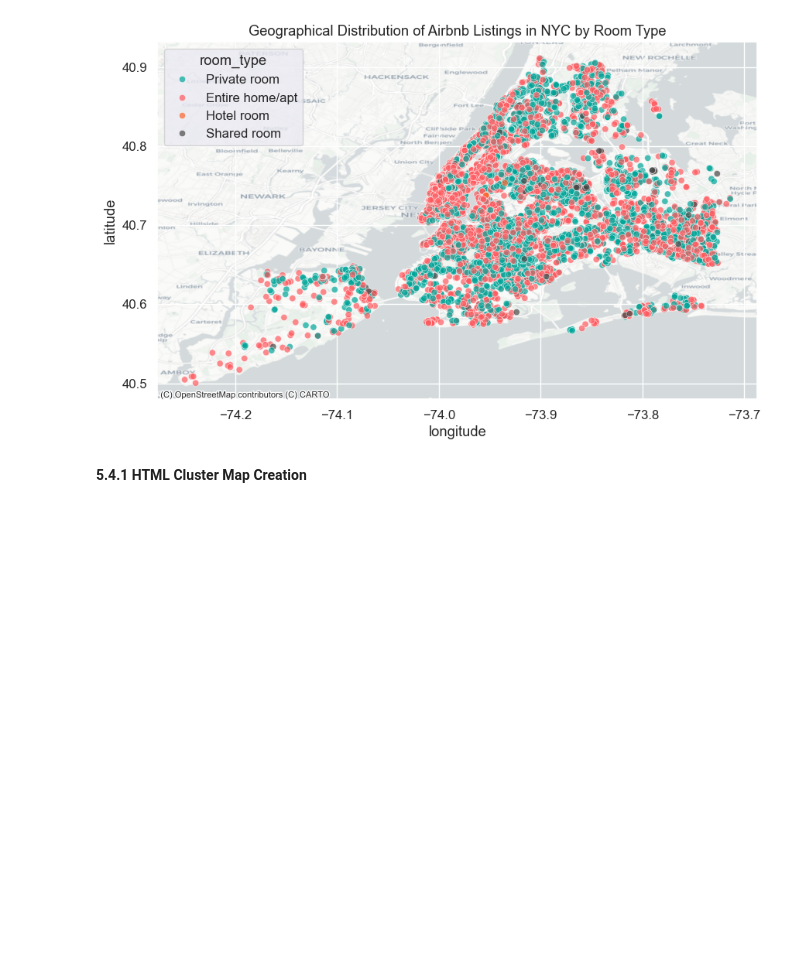
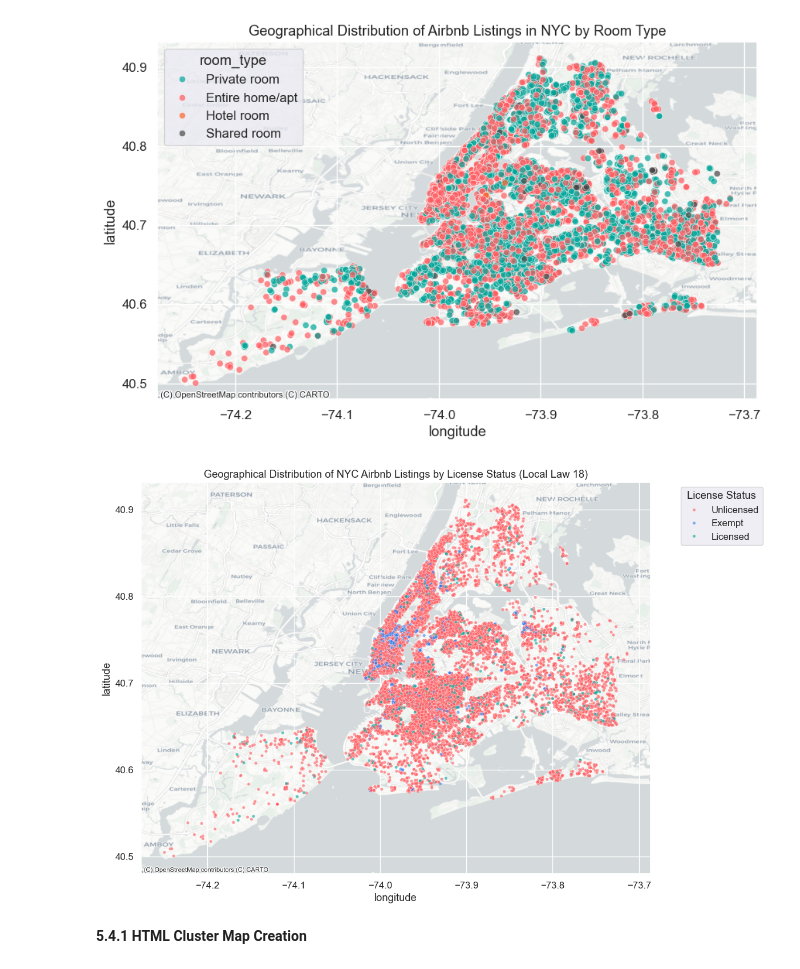
Before and after one commit to JoaoFelicissimo03/AirbnbNY2024_EDA, a Jupyter notebook: airbnb_NY2024.ipynb, the cells around one changed output. Saved outputs shown, nothing was run; the diff lists cells and outputs as text; code cells hidden in the pictures; blank space fills up the shorter version.

```diff
--- a/airbnb_NY2024.ipynb
+++ b/airbnb_NY2024.ipynb
@@ -364,7 +465,14 @@ Staten Island     291
 Name: count, dtype: int64
 # %%
 plt.figure(figsize=(10, 6))
-ax = sns.scatterplot(x='longitude', y='latitude', data=df, hue='neighbourhood_group', alpha=0.7, palette=nyc_palette)
+ax = sns.scatterplot(
+    x="longitude",
+    y="latitude",
+    data=df,
+    hue="neighbourhood_group",
+    alpha=0.7,
+    palette=nyc_palette,
+)
 
 ctx.add_basemap(ax, crs="EPSG:4326", source=ctx.providers.CartoDB.Positron)
 
@@ -374,7 +482,14 @@ plt.show()
 [figure]
 # %%
 plt.figure(figsize=(10, 6))
-ax = sns.scatterplot(x='longitude', y='latitude', data=df, hue='room_type', alpha=0.7, palette=room_palette)
+ax = sns.scatterplot(
+    x="longitude",
+    y="latitude",
+    data=df,
+    hue="room_type",
+    alpha=0.7,
+    palette=room_palette,
+)
 
 ctx.add_basemap(ax, crs="EPSG:4326", source=ctx.providers.CartoDB.Positron)
 
@@ -382,6 +497,30 @@ plt.title("Geographical Distribution of Airbnb Listings in NYC by Room Type")
 plt.show()
 # %% [output]
 [figure]
+# %%
+plt.figure(figsize=(12, 8))
+
+ax = sns.scatterplot(
+    x="longitude",
+    y="latitude",
+    data=df,
+    hue="license_category",
+    palette=license_colors,
+    alpha=0.6,
+    s=15,
+)
+
+ctx.add_basemap(ax, crs="EPSG:4326", source=ctx.providers.CartoDB.Positron)
+
+plt.title(
+    "Geographical Distribution of NYC Airbnb Listings by License Status (Local Law 18)"
+)
+plt.legend(title="License Status", bbox_to_anchor=(1.05, 1), loc="upper left")
+plt.tight_layout()
+
+plt.show()
+# %% [output]
+[figure, added]
 # %% [markdown]
 **5.4.1 HTML Cluster Map Creation**
 # %%
```
Also changed, not shown: parts of 25 cells of this notebook.
